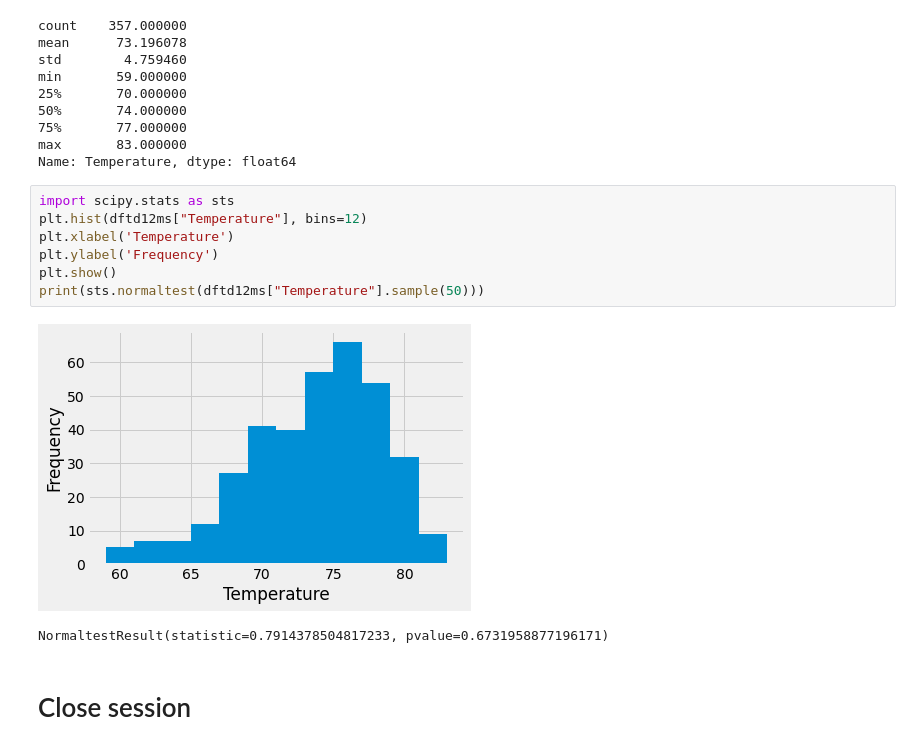
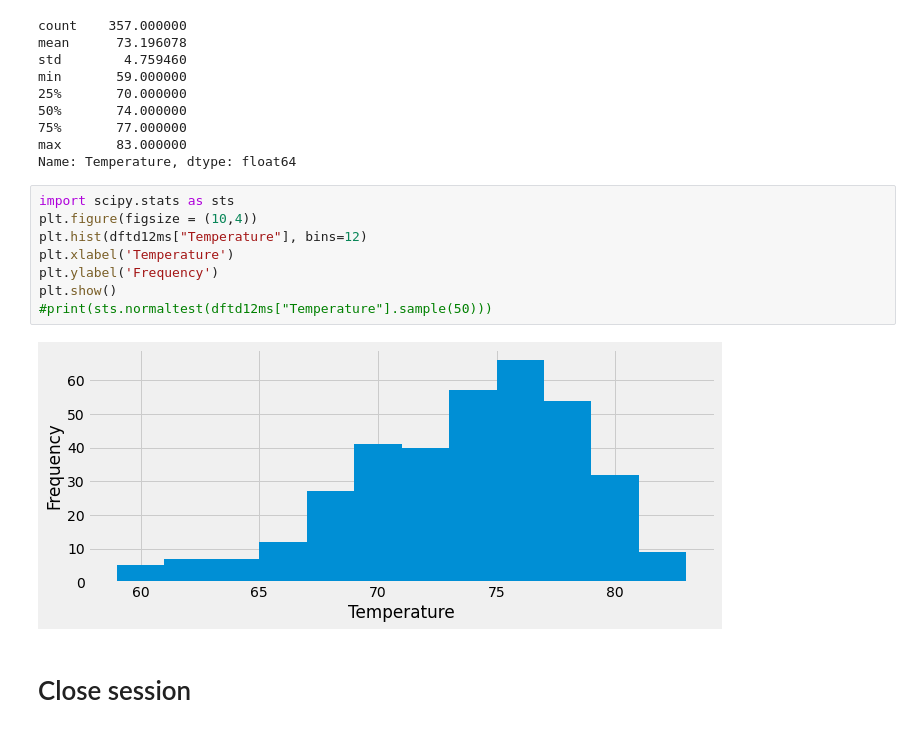
Before and after one commit to elau1112/sqlalchemy-challenge, a Jupyter notebook: Analysis/climate_starter.ipynb, the cells around one changed output. Cells and saved outputs as stored; diff of their text form.

```diff
--- a/Analysis/climate_starter.ipynb
+++ b/Analysis/climate_starter.ipynb
@@ -452,14 +466,14 @@ max       83.000000
 Name: Temperature, dtype: float64
 # %%
 import scipy.stats as sts
+plt.figure(figsize = (10,4))
 plt.hist(dftd12ms["Temperature"], bins=12)
 plt.xlabel('Temperature')
 plt.ylabel('Frequency')
 plt.show()
-print(sts.normaltest(dftd12ms["Temperature"].sample(50)))
+#print(sts.normaltest(dftd12ms["Temperature"].sample(50)))
 # %% [output]
-[figure, old version]
+[figure, new version]
-NormaltestResult(statistic=0.7914378504817233, pvalue=0.6731958877196171)
 # %% [markdown]
 # Close session
 # %%
```
Also changed, not shown: parts of 5 cells of this notebook, 9 other files.
